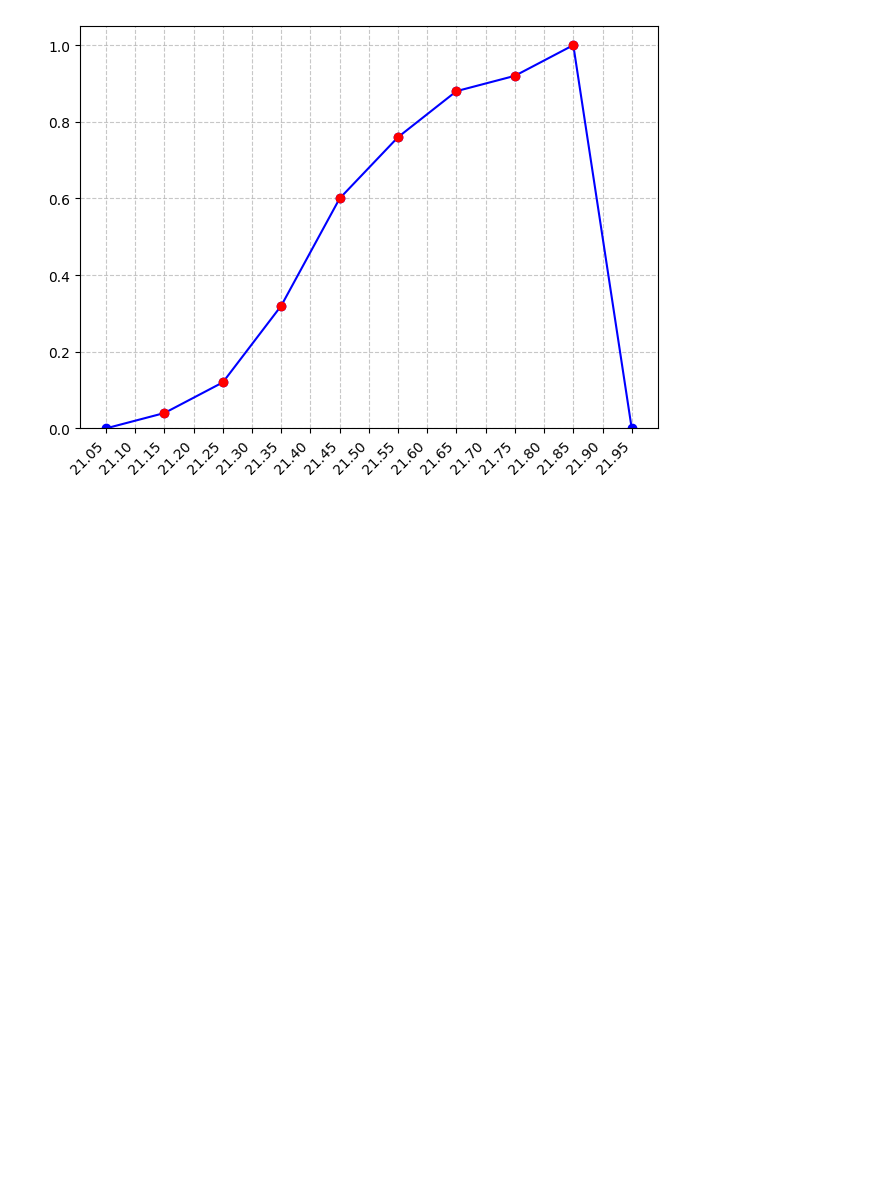
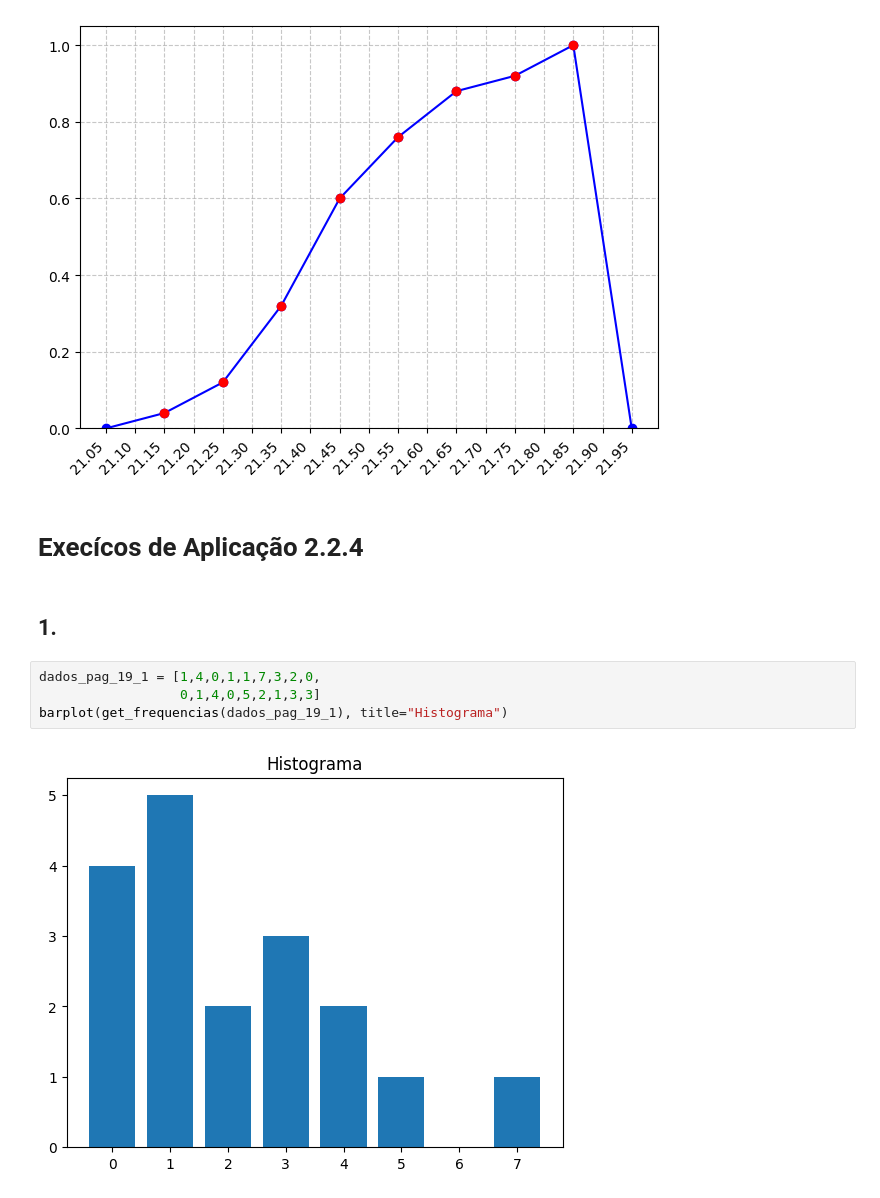
Before and after one commit to JoaoVCMiranda/estatistica, a Jupyter notebook: Capítulo 2.ipynb, the cells around one changed output. Cells and saved outputs as stored; diff of their text form; blank space fills up the shorter version.

Commit message:
Execícos de aplicação 2.2.4 & agrupamento de variáveis contínuas

```diff
--- a/Capítulo 2.ipynb
+++ b/Capítulo 2.ipynb
@@ -356,3 +375,13 @@ poligono_frequencias(get_frequencias_relativas_acumuladas(dados_pag_13))
 # %% [output]
 {21.2: 0.04, 21.3: 0.12, 21.4: 0.32, 21.5: 0.6000000000000001, 21.6: 0.7600000000000001, 21.7: 0.8800000000000001, 21.8: 0.9200000000000002, 21.9: 1.0000000000000002}
 [figure]
+# %% [markdown]
+# Execícos de Aplicação 2.2.4
+# %% [markdown]
+## 1.
+# %%
+dados_pag_19_1 = [1,4,0,1,1,7,3,2,0,
+                  0,1,4,0,5,2,1,3,3]
+barplot(get_frequencias(dados_pag_19_1), title="Histograma")
+# %% [output]
+[figure, added]
```
Also changed, not shown: parts of 15 cells of this notebook, 1 other file.
